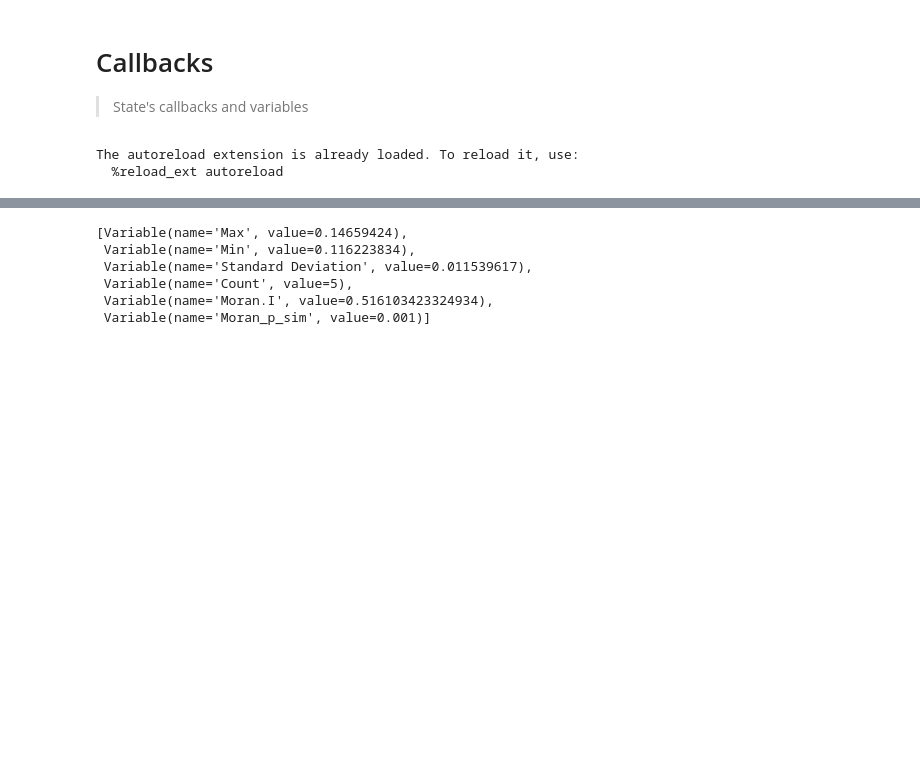
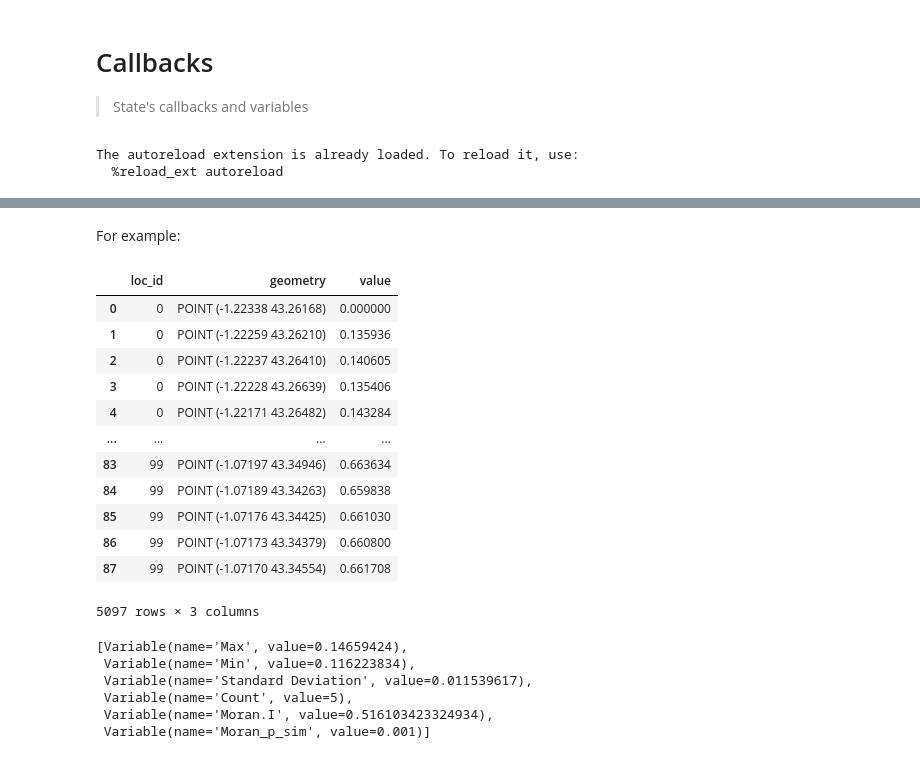
Before and after one commit to franckalbinet/trufl, a Jupyter notebook: nbs/04_callbacks.ipynb, the cells around one changed output, grey strips where cells are left out. Saved outputs shown, nothing was run; the diff lists cells and outputs as text; code cells hidden in the pictures; blank space fills up the shorter version.

```diff
--- a/nbs/04_callbacks.ipynb
+++ b/nbs/04_callbacks.ipynb
@@ -117,6 +147,8 @@ class MoranICB(Callback):
         expanded_measurements = state.expand_to_k_nearest(subset, k=self.k)
         moran = esda.moran.Moran(expanded_measurements['value'], self._weights(expanded_measurements))
         return Variable('Moran.I', moran.I), Variable('Moran_p_sim', moran.p_sim)
+# %% [markdown]
+For example:
 # %%
 fname_raster = 'files/ground-truth-01-4326-simulated.tif'
 gdf_grid = gridder(fname_raster, nrows=10, ncols=10)
@@ -132,6 +164,22 @@ for loc_id, n in zip(loc_ids, n_planned):
     samples_t0.append(gdf_samples)
 
 gdf_samples_t0 = pd.concat(samples_t0)
+# %%
+gdf_samples_t0
+# %% [output]
+|  | loc_id | geometry | value |
+| 0 | 0 | POINT (-1.22338 43.26168) | 0.000000 |
+| 1 | 0 | POINT (-1.22259 43.26210) | 0.135936 |
+| 2 | 0 | POINT (-1.22237 43.26410) | 0.140605 |
+| 3 | 0 | POINT (-1.22228 43.26639) | 0.135406 |
+| 4 | 0 | POINT (-1.22171 43.26482) | 0.143284 |
+| ... | ... | ... | ... |
+| 83 | 99 | POINT (-1.07197 43.34946) | 0.663634 |
+| 84 | 99 | POINT (-1.07189 43.34263) | 0.659838 |
+| 85 | 99 | POINT (-1.07176 43.34425) | 0.661030 |
+| 86 | 99 | POINT (-1.07173 43.34379) | 0.660800 |
+| 87 | 99 | POINT (-1.07170 43.34554) | 0.661708 |
+5097 rows × 3 columns
 # %%
 state = State(gdf_samples_t0, [MaxCB(), MinCB(), StdCB(), CountCB(), MoranICB(k=5)])
 # %%
```
Also changed, not shown: parts of 15 cells of this notebook, 3 other files.
